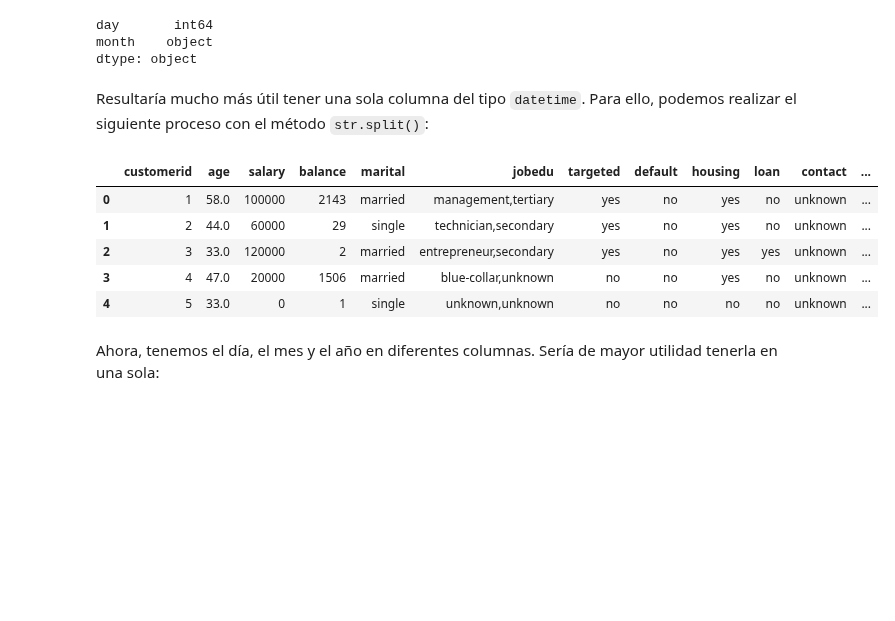
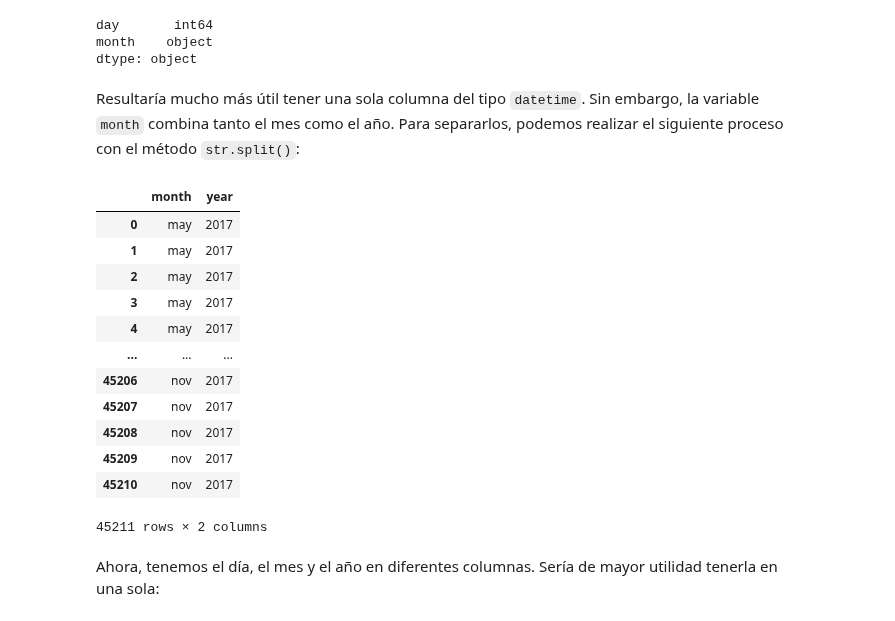
Before and after one commit to JuanMartinL/Data-Science-Crash-Course, a Jupyter notebook: Lecture 6 - Data Science - Data Cleaning/Lecture6_DataScience_DataCleaning_StudentCase.ipynb, the cells around one changed output. Cells and saved outputs as stored; diff of their text form; code cells hidden in the pictures; blank space fills up the shorter version.

Commit message:
Finished Data Wrangling Notebook

```diff
--- a/Lecture 6 - Data Science - Data Cleaning/Lecture6_DataScience_DataCleaning_StudentCase.ipynb
+++ b/Lecture 6 - Data Science - Data Cleaning/Lecture6_DataScience_DataCleaning_StudentCase.ipynb
@@ -591,9 +486,0 @@ dtype: int64
-# %%
-# Se encuentra la moda
-mode = data.month.mode()[0]
-
-# Se imputan los datos
-data.month.fillna(mode, inplace = True)
-
-# Chequeamos los valores perdidos
-data.isnull().sum()
@@ -672,20 +534,27 @@ day       int64
 month    object
 dtype: object
 # %% [markdown]
-Resultaría mucho más útil tener una sola columna del tipo `datetime`. Para ello, podemos realizar el siguiente proceso con el método `str.split()`:
+Resultaría mucho más útil tener una sola columna del tipo `datetime`. Sin embargo, la variable `month` combina tanto el mes como el año. Para separarlos, podemos realizar el siguiente proceso con el método `str.split()`:
 # %%
 # Se separan el mes y el año
 data[["month", "year"]] = data["month"].str.split(",", expand = True)
 
 # Se revisan los datos
-data.head()
+data[['month', 'year']]
 # %% [output]
-|  | customerid | age | salary | balance | marital | jobedu | targeted | default | housing | loan | contact | ... |
-| 0 | 1 | 58.0 | 100000 | 2143 | married | management,tertiary | yes | no | yes | no | unknown | ... |
-| 1 | 2 | 44.0 | 60000 | 29 | single | technician,secondary | yes | no | yes | no | unknown | ... |
-| 2 | 3 | 33.0 | 120000 | 2 | married | entrepreneur,secondary | yes | no | yes | yes | unknown | ... |
-| 3 | 4 | 47.0 | 20000 | 1506 | married | blue-collar,unknown | no | no | yes | no | unknown | ... |
-| 4 | 5 | 33.0 | 0 | 1 | single | unknown,unknown | no | no | no | no | unknown | ... |
+|  | month | year |
+| 0 | may | 2017 |
+| 1 | may | 2017 |
+| 2 | may | 2017 |
+| 3 | may | 2017 |
+| 4 | may | 2017 |
+| ... | ... | ... |
+| 45206 | nov | 2017 |
+| 45207 | nov | 2017 |
+| 45208 | nov | 2017 |
+| 45209 | nov | 2017 |
+| 45210 | nov | 2017 |
+45211 rows × 2 columns
 # %% [markdown]
 Ahora, tenemos el día, el mes y el año en diferentes columnas. Sería de mayor utilidad tenerla en una sola:
 # %%
```
Also changed, not shown: parts of 26 cells of this notebook.
